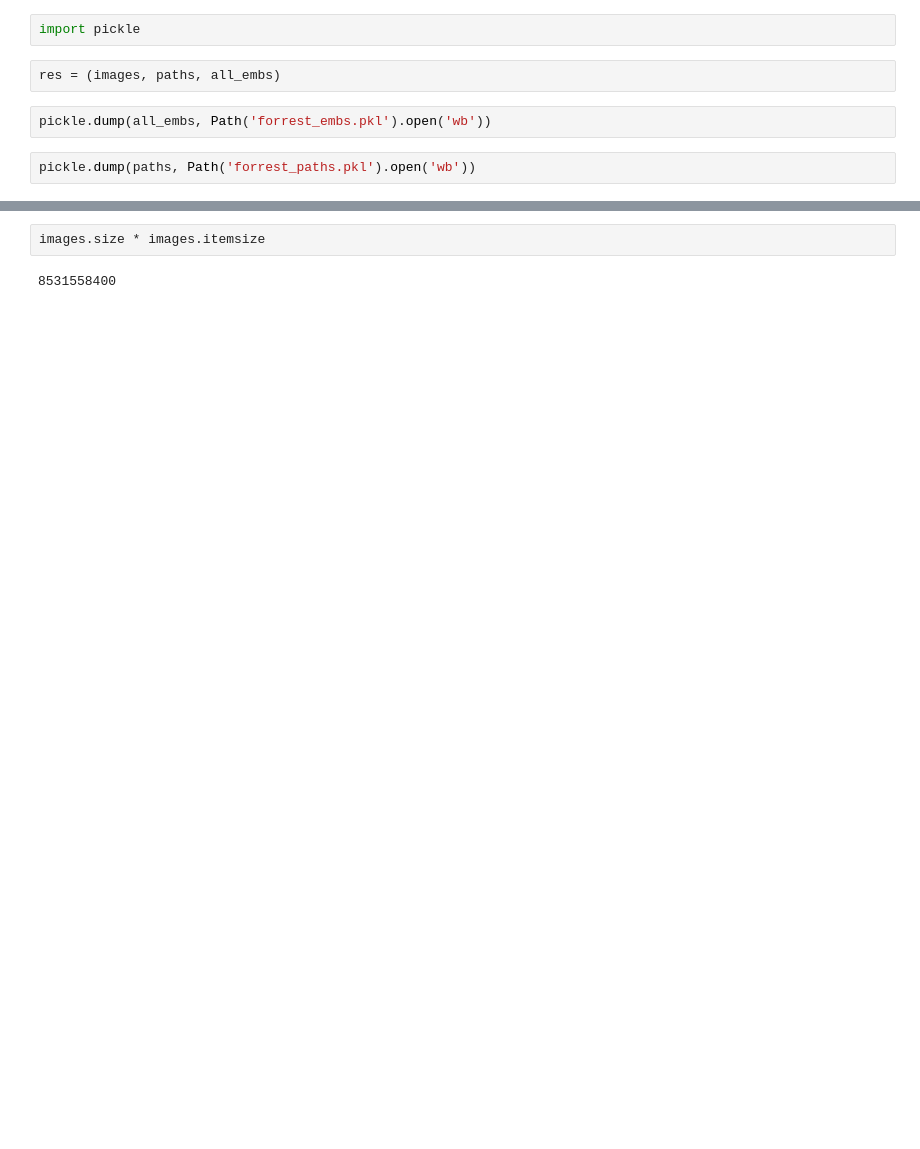
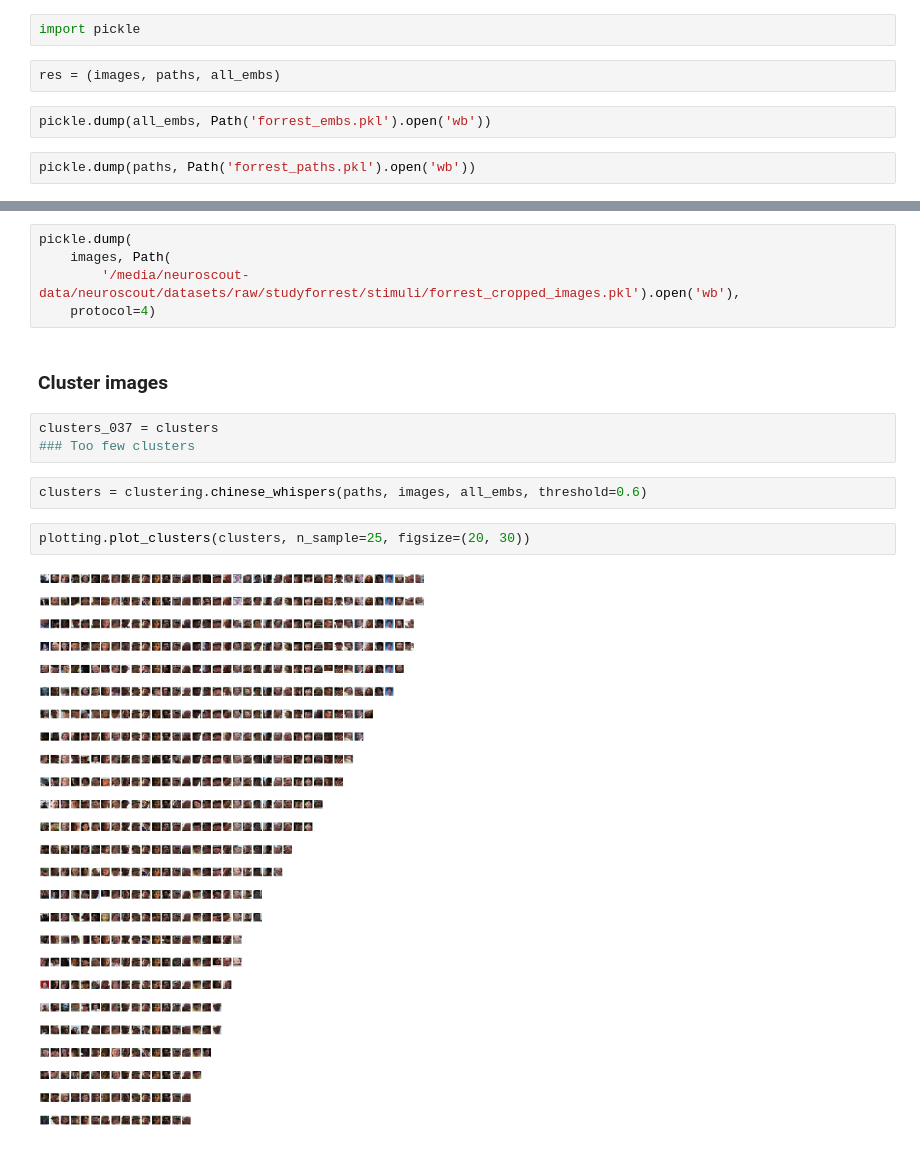
Before and after one commit to adelavega/face_priming, a Jupyter notebook: FaceNet regressors forrest.ipynb, the cells around one changed output, grey strips where cells are left out. Drawn from its saved outputs; the diff is of its cells as text; blank space fills up the shorter version.

```diff
--- a/FaceNet regressors forrest.ipynb
+++ b/FaceNet regressors forrest.ipynb
@@ -62,4 +58,16 @@ OverflowError: cannot serialize a bytes object larger than 4 GiB
-# %%
-images.size * images.itemsize
-# %% [output]
-8531558400
+# %%
+pickle.dump(
+    images, Path(
+        '/media/neuroscout-data/neuroscout/datasets/raw/studyforrest/stimuli/forrest_cropped_images.pkl').open('wb'),
+    protocol=4)
+# %% [markdown]
+### Cluster images
+# %%
+clusters_037 = clusters
+### Too few clusters
+# %%
+clusters = clustering.chinese_whispers(paths, images, all_embs, threshold=0.6)
+# %%
+plotting.plot_clusters(clusters, n_sample=25, figsize=(20, 30))
+# %% [output]
+[figure, added]
```
Also changed, not shown: parts of 1 cell of this notebook, 2 other files.
